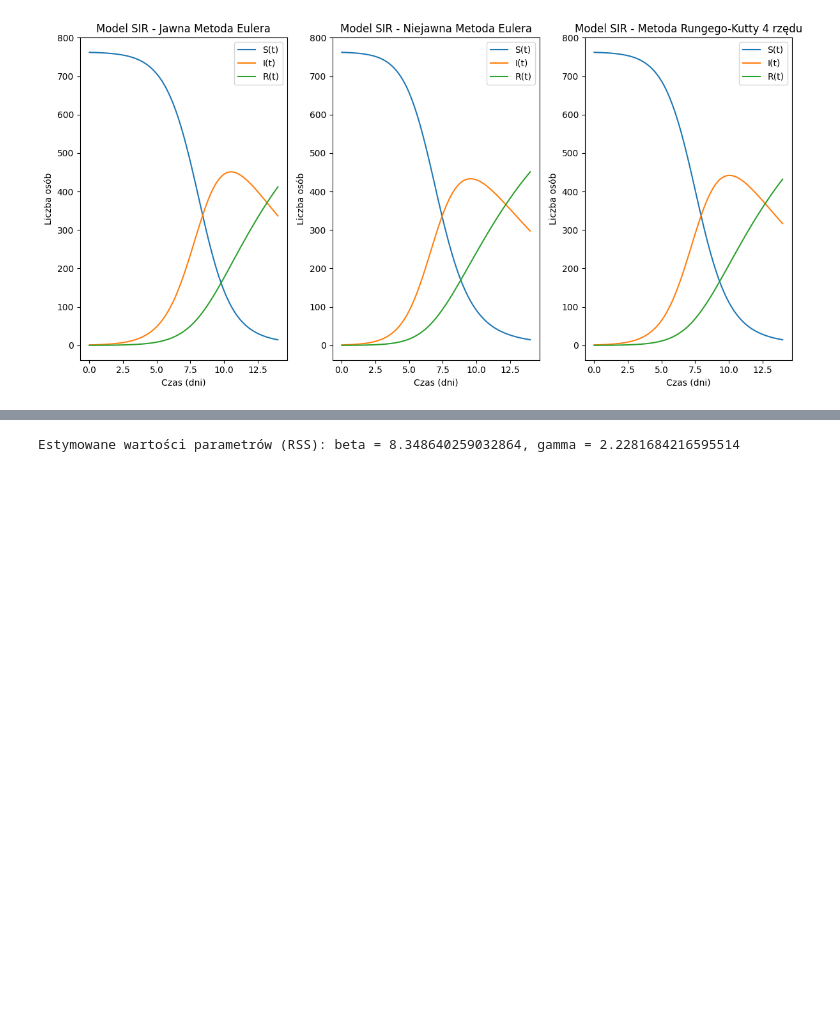
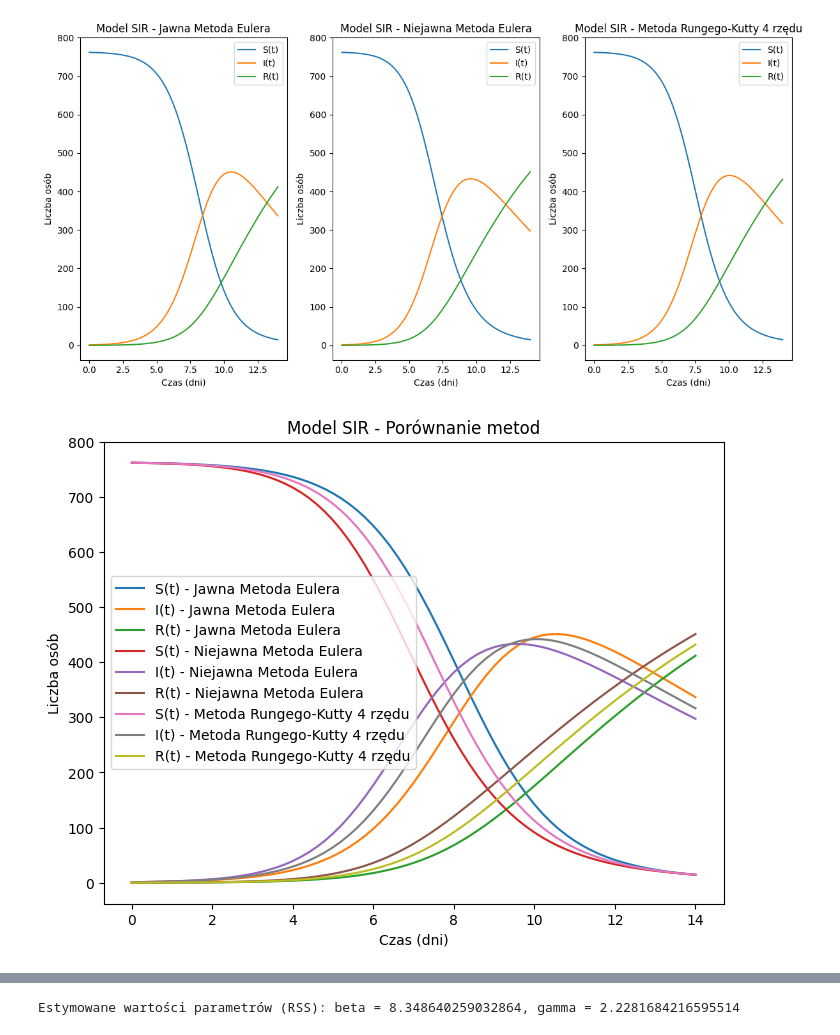
Before and after one commit to Fisieekk/MOwNiT, a Jupyter notebook: Lab9/9.ipynb, the cells around one changed output, grey strips where cells are left out. Saved outputs shown, nothing was run; the diff lists cells and outputs as text; code cells hidden in the pictures; blank space fills up the shorter version.

Commit message:
two new charts added

```diff
--- a/Lab9/9.ipynb
+++ b/Lab9/9.ipynb
@@ -169,6 +169,25 @@ plt.tight_layout()
 plt.show()
 # %% [output]
 [figure]
+# %%
+plt.figure(figsize=(8, 6))
+plt.plot
+plt.plot(t_explicit, S_explicit, label='S(t) - Jawna Metoda Eulera')
+plt.plot(t_explicit, I_explicit, label='I(t) - Jawna Metoda Eulera')
+plt.plot(t_explicit, R_explicit, label='R(t) - Jawna Metoda Eulera')
+plt.plot(t_non_explicit, S_non_explicit, label='S(t) - Niejawna Metoda Eulera')
+plt.plot(t_non_explicit, I_non_explicit, label='I(t) - Niejawna Metoda Eulera')
+plt.plot(t_non_explicit, R_non_explicit, label='R(t) - Niejawna Metoda Eulera')
+plt.plot(t, S_rk, label='S(t) - Metoda Rungego-Kutty 4 rzędu')
+plt.plot(t, I_rk, label='I(t) - Metoda Rungego-Kutty 4 rzędu')
+plt.plot(t, R_rk, label='R(t) - Metoda Rungego-Kutty 4 rzędu')
+plt.ylabel('Liczba osób')
+plt.xlabel('Czas (dni)')
+plt.legend()
+plt.title('Model SIR - Porównanie metod')
+plt.show()
+# %% [output]
+[figure, added]
 # %%
 # Rysowanie Niezmienników
 plt.figure(figsize=(12, 6))
```
Also changed, not shown: parts of 2 cells of this notebook, 3 other files.
